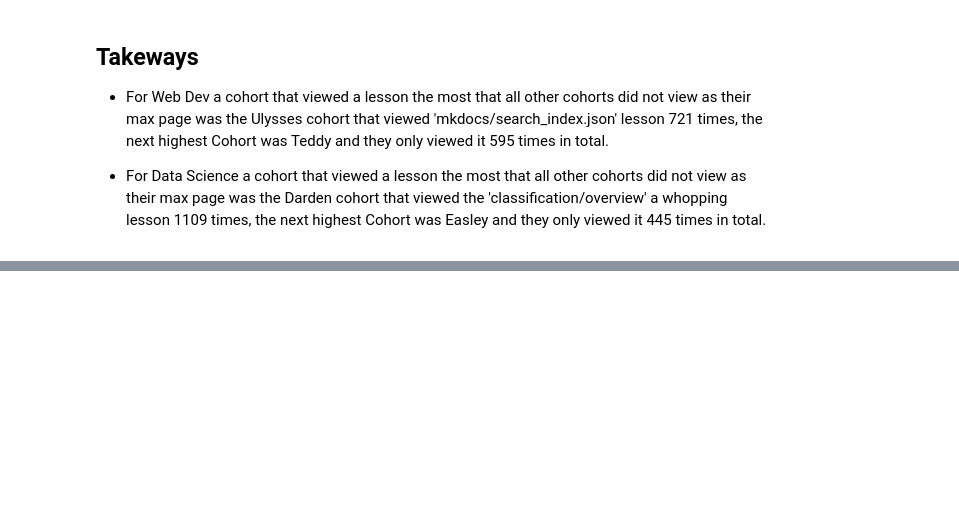
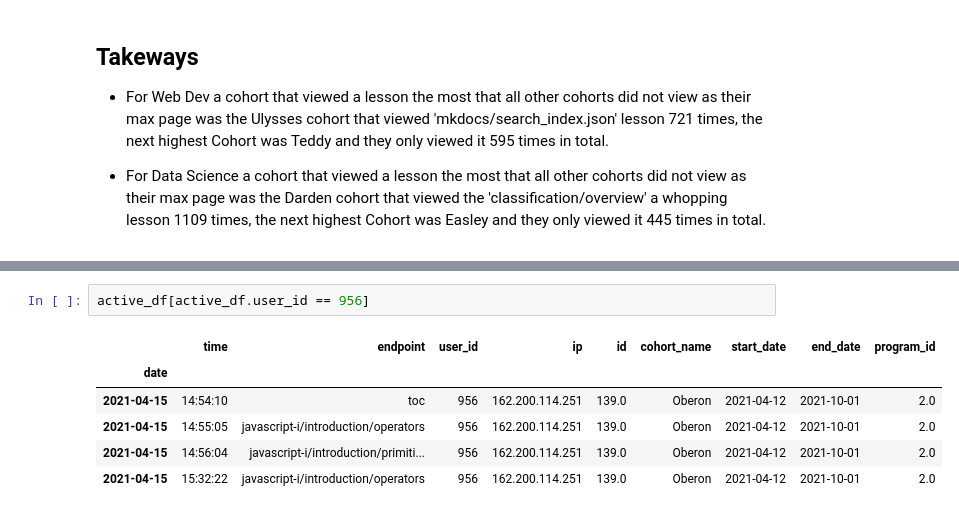
Before and after one commit to VincentBanuelos/anomaly-detection-project, a Jupyter notebook: ad-work.ipynb, the cells around one changed output, grey strips where cells are left out. Drawn from its saved outputs; the diff is of its cells as text; blank space fills up the shorter version.

```diff
--- a/ad-work.ipynb
+++ b/ad-work.ipynb
@@ -286,0 +324,9 @@ active_df
+# %%
+active_df[active_df.user_id == 956]
+# %% [output]
+|  | time | endpoint | user_id | ip | id | cohort_name | start_date | end_date | program_id |
+| date |  |  |  |  |  |  |  |  |  |
+| 2021-04-15 | 14:54:10 | toc | 956 | 162.200.114.251 | 139.0 | Oberon | 2021-04-12 | 2021-10-01 | 2.0 |
+| 2021-04-15 | 14:55:05 | javascript-i/introduction/operators | 956 | 162.200.114.251 | 139.0 | Oberon | 2021-04-12 | 2021-10-01 | 2.0 |
+| 2021-04-15 | 14:56:04 | javascript-i/introduction/primiti... | 956 | 162.200.114.251 | 139.0 | Oberon | 2021-04-12 | 2021-10-01 | 2.0 |
+| 2021-04-15 | 15:32:22 | javascript-i/introduction/operators | 956 | 162.200.114.251 | 139.0 | Oberon | 2021-04-12 | 2021-10-01 | 2.0 |
```
Also changed, not shown: parts of 19 cells of this notebook.
